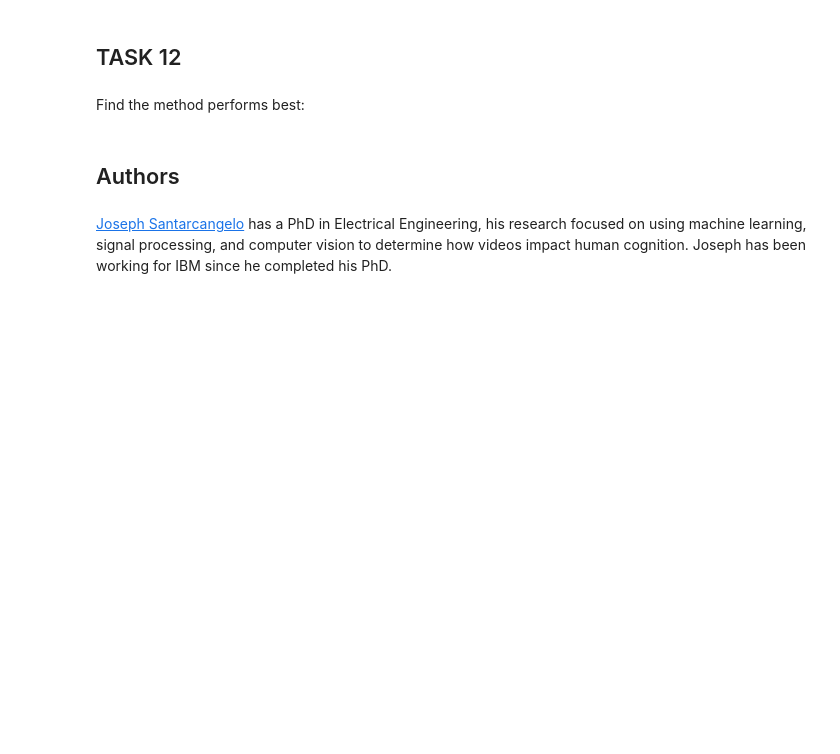
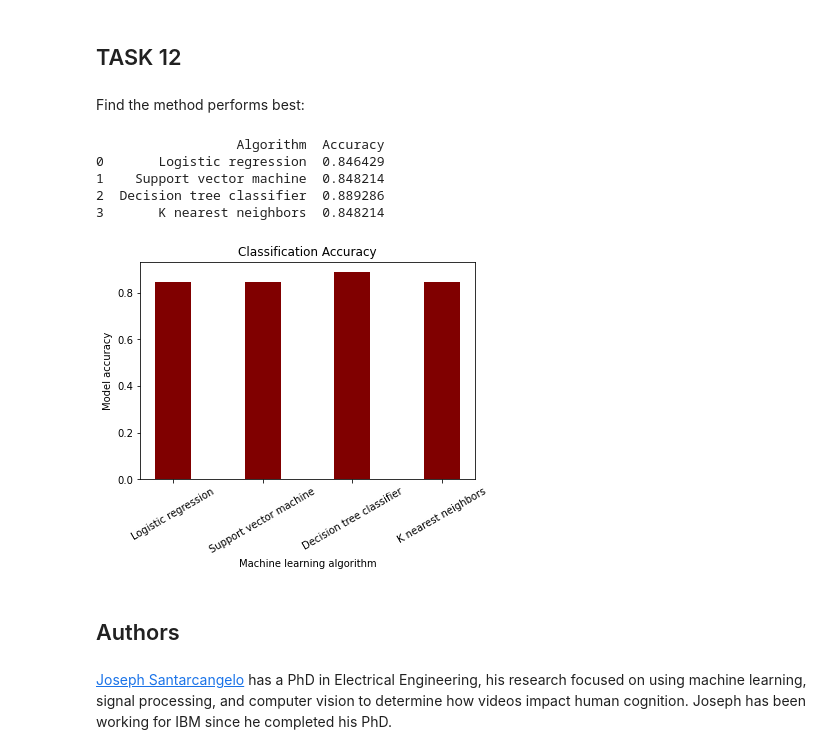
Before and after one commit to ivrubtsov/Data-science-Capstone-project, a Jupyter notebook: Capstone course assignment 7 - Machine learning.ipynb, the cells around one changed output. Drawn from its saved outputs; the diff is of its cells as text; code cells hidden in the pictures; blank space fills up the shorter version.

```diff
--- a/Capstone course assignment 7 - Machine learning.ipynb
+++ b/Capstone course assignment 7 - Machine learning.ipynb
@@ -327,6 +335,29 @@ plot_confusion_matrix(Y_test,yhat)
 ## TASK  12
 # %% [markdown]
 Find the method performs best:
+# %%
+#Models analysis
+report=pd.DataFrame({'Algorithm':['Logistic regression', 'Support vector machine', 'Decision tree classifier', 'K nearest neighbors'],
+                    'Accuracy':[logreg_cv.best_score_, svm_cv.best_score_, tree_cv.best_score_, knn_cv.best_score_],
+                    })
+#f1=f1_score(y_final, yhat)
+print(report)
+
+# creating the bar plot
+plt.bar(report['Algorithm'], report['Accuracy'], color ='maroon', width = 0.4)
+
+plt.xlabel("Machine learning algorithm")
+plt.xticks(rotation=30)
+plt.ylabel("Model accuracy")
+plt.title("Classification Accuracy")
+plt.show()
+# %% [output]
+                  Algorithm  Accuracy
+0       Logistic regression  0.846429
+1    Support vector machine  0.848214
+2  Decision tree classifier  0.889286
+3       K nearest neighbors  0.848214
+[figure, added]
 # %% [markdown]
 ## Authors
 # %% [markdown]
```
Also changed, not shown: parts of 13 cells of this notebook.
